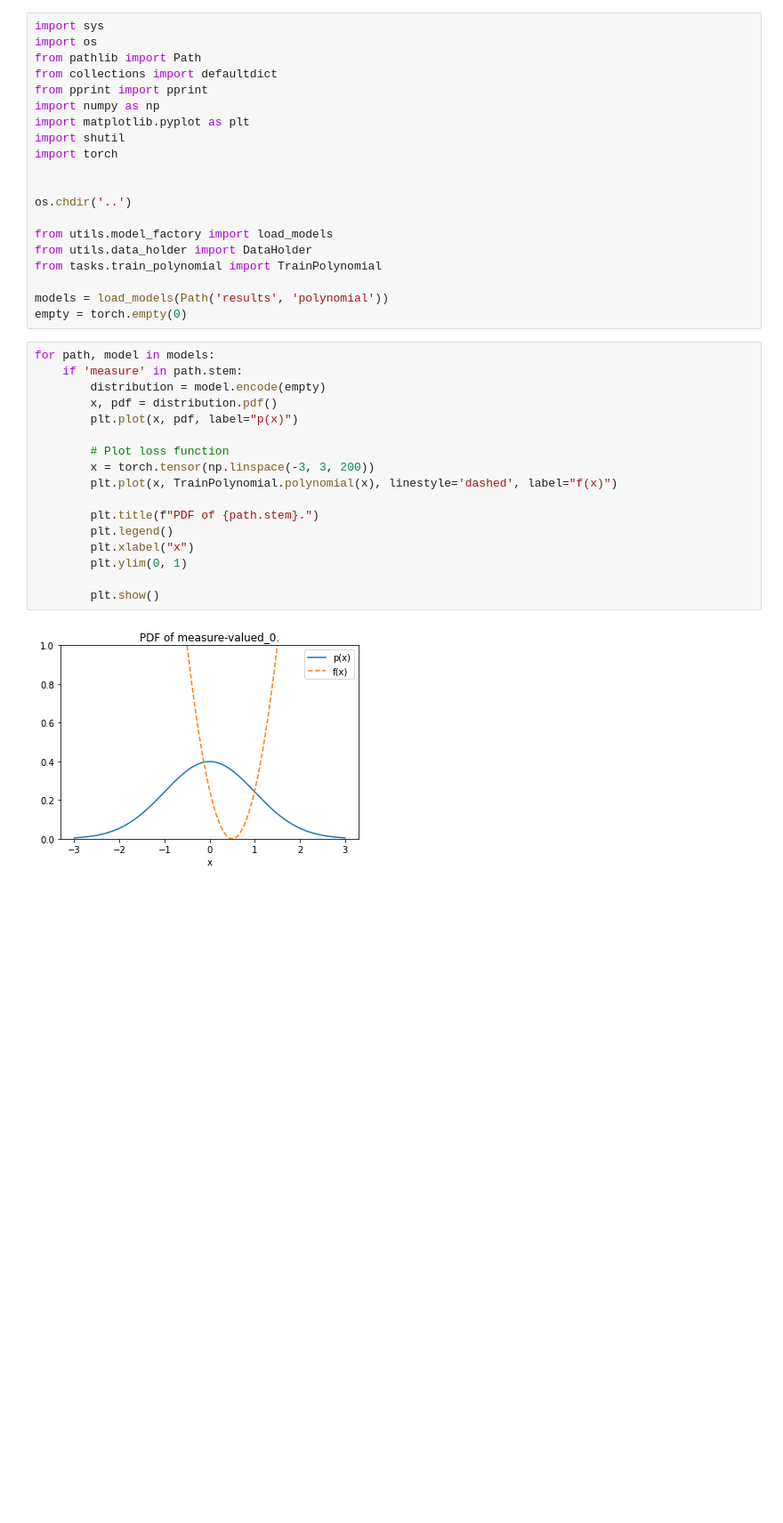
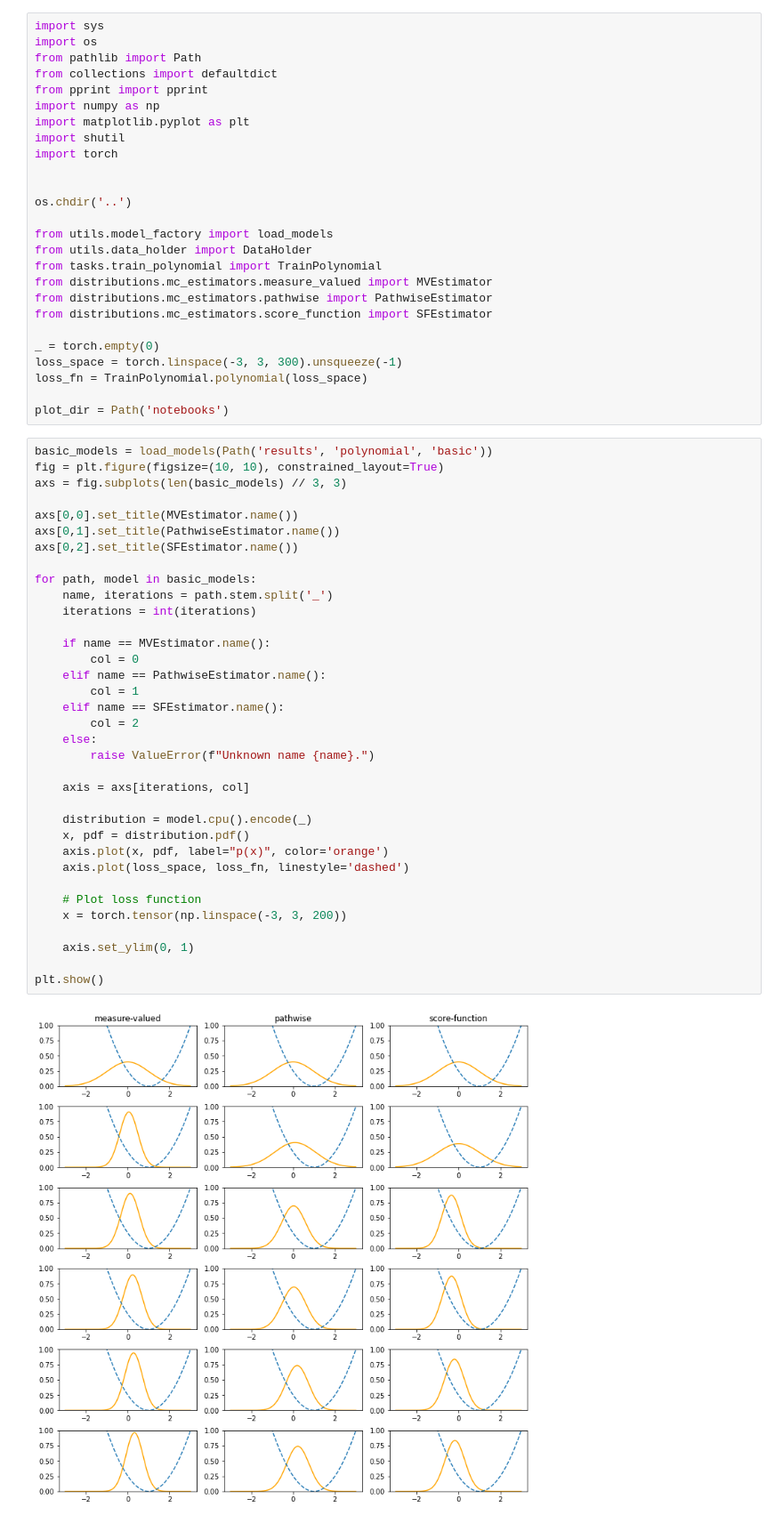
Before and after one commit to M8is/master-thesis-code, a Jupyter notebook: notebooks/plot-polynomial-pdfs.ipynb, the cells around one changed output. Shown at 89% size. Saved outputs shown, nothing was run; the diff lists cells and outputs as text; blank space fills up the shorter version.

Commit message:
Track times better and improve plots

```diff
--- a/notebooks/plot-polynomial-pdfs.ipynb
+++ b/notebooks/plot-polynomial-pdfs.ipynb
@@ -15,25 +15,49 @@ os.chdir('..')
 from utils.model_factory import load_models
 from utils.data_holder import DataHolder
 from tasks.train_polynomial import TrainPolynomial
+from distributions.mc_estimators.measure_valued import MVEstimator
+from distributions.mc_estimators.pathwise import PathwiseEstimator
+from distributions.mc_estimators.score_function import SFEstimator
 
-models = load_models(Path('results', 'polynomial'))
-empty = torch.empty(0)
+_ = torch.empty(0)
+loss_space = torch.linspace(-3, 3, 300).unsqueeze(-1)
+loss_fn = TrainPolynomial.polynomial(loss_space)
+
+plot_dir = Path('notebooks')
 # %%
-for path, model in models:
-    if 'measure' in path.stem:
-        distribution = model.encode(empty)
-        x, pdf = distribution.pdf()
-        plt.plot(x, pdf, label="p(x)")
+basic_models = load_models(Path('results', 'polynomial', 'basic'))
+fig = plt.figure(figsize=(10, 10), constrained_layout=True)
+axs = fig.subplots(len(basic_models) // 3, 3)
 
-        # Plot loss function
-        x = torch.tensor(np.linspace(-3, 3, 200))
-        plt.plot(x, TrainPolynomial.polynomial(x), linestyle='dashed', label="f(x)")
+axs[0,0].set_title(MVEstimator.name())
+axs[0,1].set_title(PathwiseEstimator.name())
+axs[0,2].set_title(SFEstimator.name())
 
-        plt.title(f"PDF of {path.stem}.")
-        plt.legend()
-        plt.xlabel("x")
-        plt.ylim(0, 1)
+for path, model in basic_models:
+    name, iterations = path.stem.split('_')
+    iterations = int(iterations)
 
-        plt.show()
+    if name == MVEstimator.name():
+        col = 0
+    elif name == PathwiseEstimator.name():
+        col = 1
+    elif name == SFEstimator.name():
+        col = 2
+    else:
+        raise ValueError(f"Unknown name {name}.")
+
+    axis = axs[iterations, col]
+
+    distribution = model.cpu().encode(_)
+    x, pdf = distribution.pdf()
+    axis.plot(x, pdf, label="p(x)", color='orange')
+    axis.plot(loss_space, loss_fn, linestyle='dashed')
+
+    # Plot loss function
+    x = torch.tensor(np.linspace(-3, 3, 200))
+
+    axis.set_ylim(0, 1)
+
+plt.show()
 # %% [output]
-[figure, old version]
+[figure, new version]
```
Also changed, not shown: parts of 4 cells of this notebook, 11 other files.
